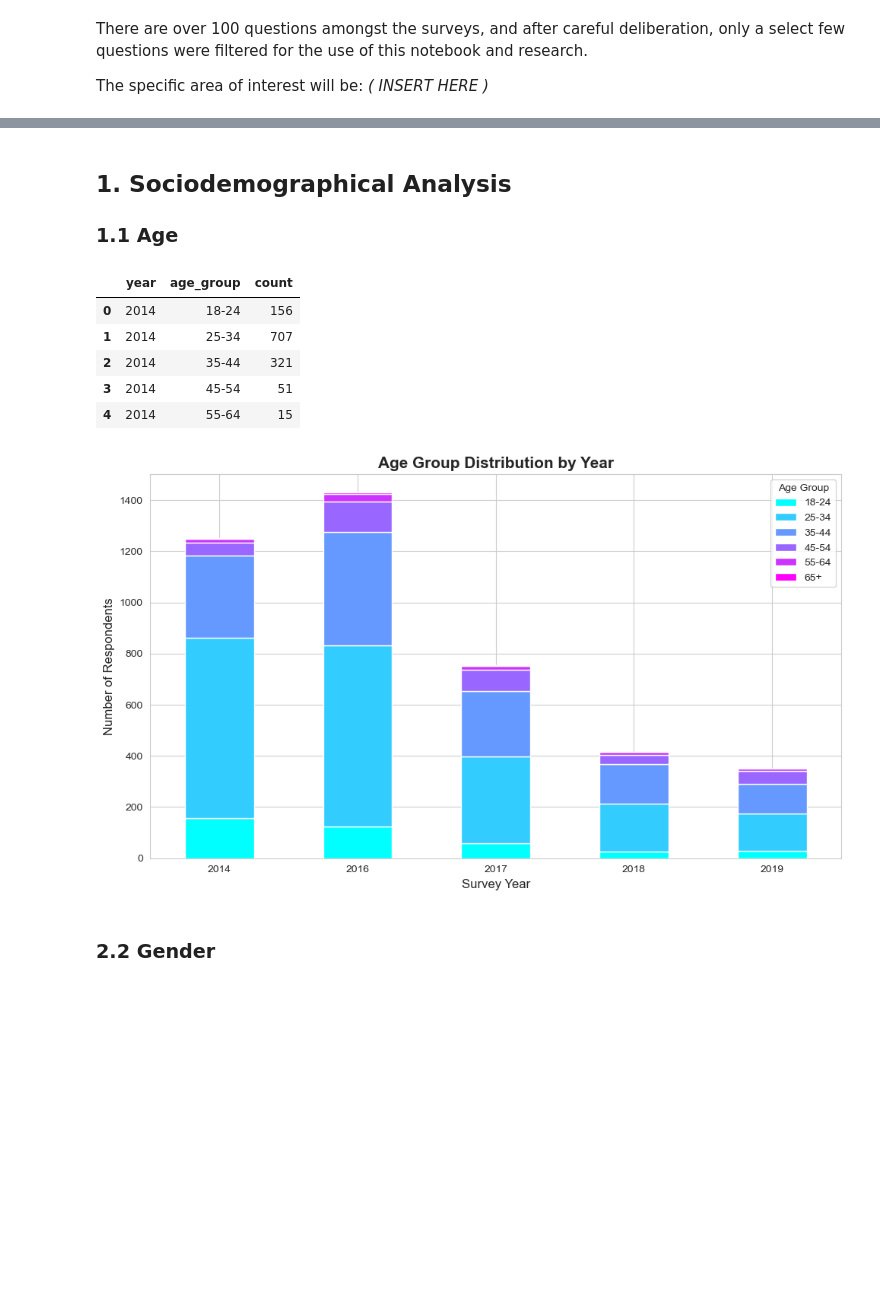
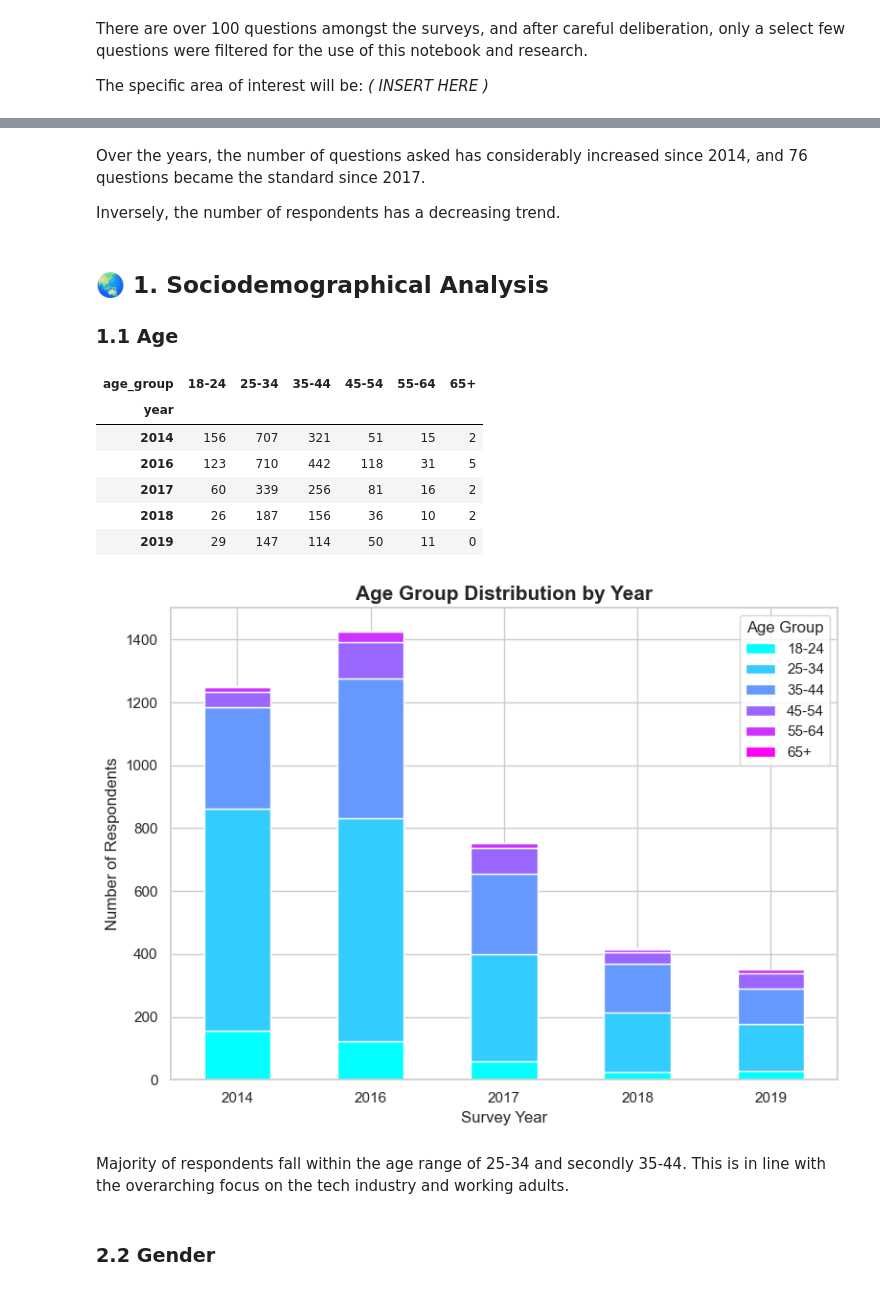
Before and after one commit to giddygarcia/Mental-Health-In-Tech, a Jupyter notebook: mental-health.ipynb, the cells around one changed output, grey strips where cells are left out. Cells and saved outputs as stored; diff of their text form; code cells hidden in the pictures; blank space fills up the shorter version.

Commit message:
Format plots

```diff
--- a/mental-health.ipynb
+++ b/mental-health.ipynb
@@ -132,5 +125,9 @@ plt.show()
+# %% [markdown]
+Over the years, the number of questions asked has considerably increased since 2014, and 76 questions became the standard since 2017.
+
+Inversely, the number of respondents has a decreasing trend.
 # %% [markdown]
-## 1. Sociodemographical Analysis
+## 🌏 1. Sociodemographical Analysis
 
 ### 1.1 Age
 # %%
@@ -155,33 +152,36 @@ query = """WITH age_group AS(
         """
 
 df_ages = pd.read_sql(query, con)
+df_ages = df_ages.pivot(index='year', columns='age_group', values='count').fillna(0)
+df_ages = df_ages.astype(int)
 df_ages.head()
 # %% [output]
-|  | year | age_group | count |
-| 0 | 2014 | 18-24 | 156 |
-| 1 | 2014 | 25-34 | 707 |
-| 2 | 2014 | 35-44 | 321 |
-| 3 | 2014 | 45-54 | 51 |
-| 4 | 2014 | 55-64 | 15 |
+| age_group | 18-24 | 25-34 | 35-44 | 45-54 | 55-64 | 65+ |
+| year |  |  |  |  |  |  |
+| 2014 | 156 | 707 | 321 | 51 | 15 | 2 |
+| 2016 | 123 | 710 | 442 | 118 | 31 | 5 |
+| 2017 | 60 | 339 | 256 | 81 | 16 | 2 |
+| 2018 | 26 | 187 | 156 | 36 | 10 | 2 |
+| 2019 | 29 | 147 | 114 | 50 | 11 | 0 |
 # %%
-df_wide = df_ages.pivot(index='year', columns='age_group', values='count').fillna(0)
+fig, ax = plt.subplots(figsize=(8, 6))
 
-fig, ax = plt.subplots(figsize=(10, 6))
-
-df_wide.plot(kind="bar", stacked=True, ax=ax, colormap='cool')
+df_ages.plot(kind="bar", stacked=True, ax=ax, colormap='cool')
 
 ax.set_ylabel('Number of Respondents', size=12)
 ax.set_xlabel('Survey Year', size=12)
 ax.set_xticklabels(ax.get_xticklabels(), rotation=0)
 plt.title('Age Group Distribution by Year', size=15, weight='bold')
 
-labels_legend = df_wide.columns.tolist()
+labels_legend = df_ages.columns.tolist()
 ax.legend(labels=labels_legend, title="Age Group")
 
 plt.tight_layout()
 plt.show()
 # %% [output]
-[figure, old version]
+[figure, new version]
+# %% [markdown]
+Majority of respondents fall within the age range of 25-34 and secondly 35-44. This is in line with the overarching focus on the tech industry and working adults.
 # %% [markdown]
 ### 2.2 Gender
 # %%
```
Also changed, not shown: parts of 21 cells of this notebook.
